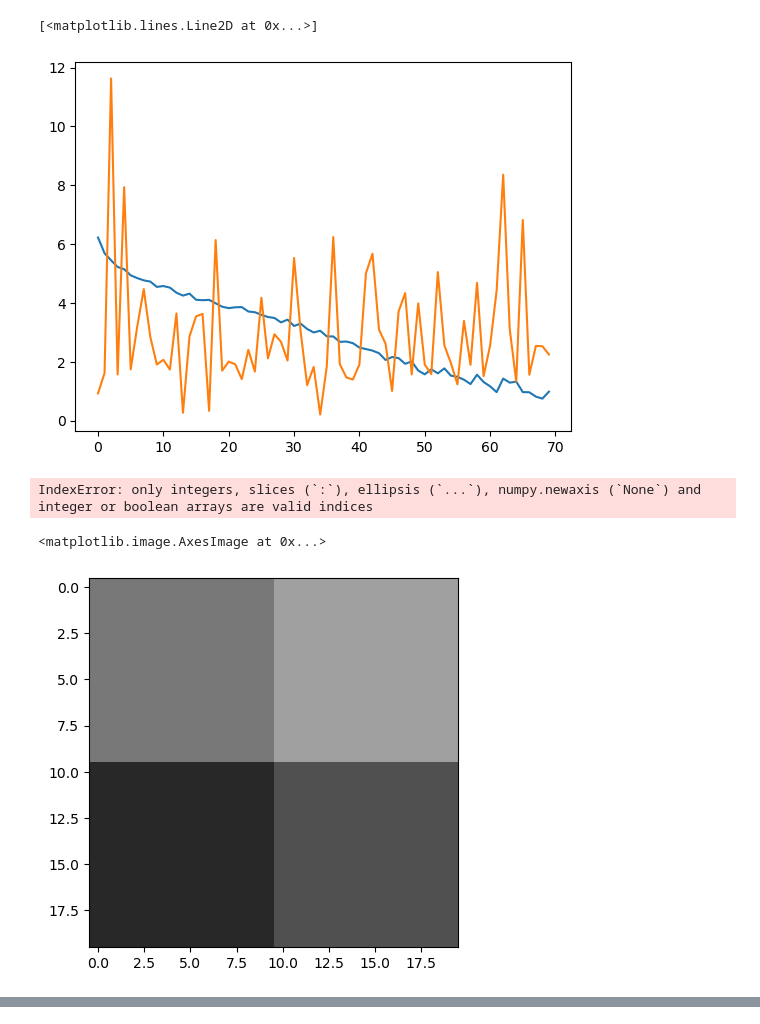
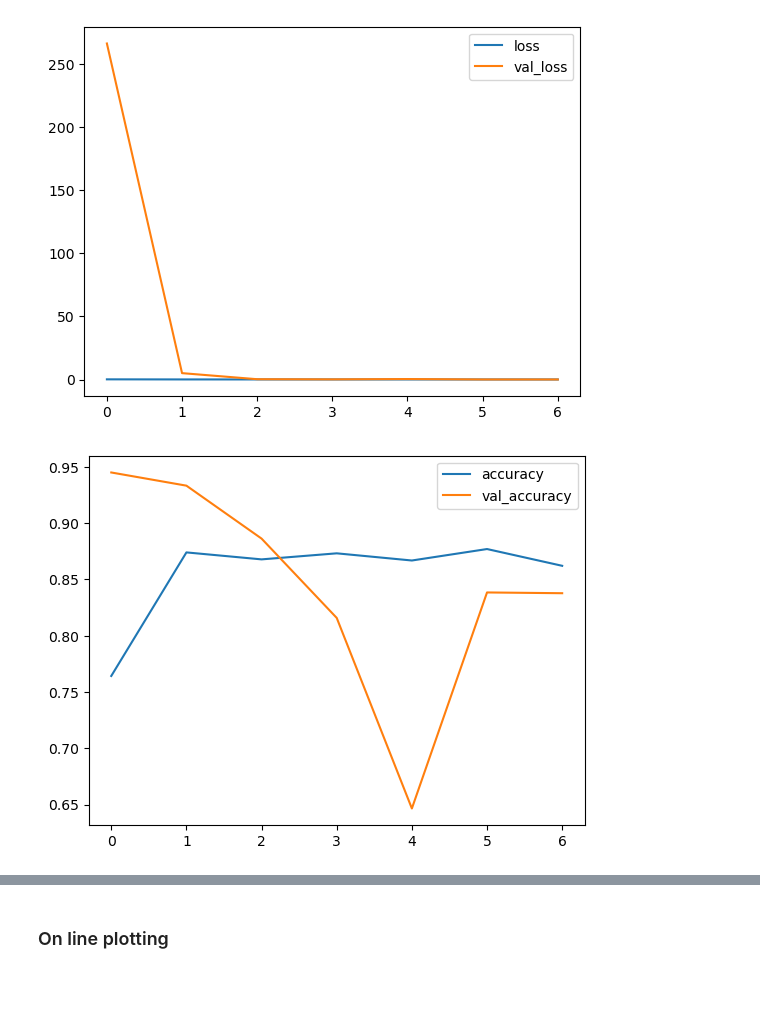
Before and after one commit to thomas7619/landslide, a Jupyter notebook: neural_net.ipynb, the cells around one changed output, grey strips where cells are left out. Cells and saved outputs as stored; diff of their text form; code cells hidden in the pictures; blank space fills up the shorter version.

```diff
--- a/neural_net.ipynb
+++ b/neural_net.ipynb
@@ -573,0 +81,13 @@ plot_model(model, to_file='fusion.png', show_shapes=True, show_layer_names=True)
+# %%
+names = list(hist)
+pas= len(names)//2
+for i in range(0,pas):
+    plt.figure()
+    plt.plot(hist[names[i]])
+    plt.plot(hist[names[i+pas]])
+    i_min_ax2=np.argmin(hist[names[i+pas]])
+    i_max_ax2=np.argmax(hist[names[i+pas]])
+    vmin=hist[names[i+pas]][i_min_ax2]
+    vmax=hist[names[i+pas]][i_max_ax2]
+    axe2='%s -- min = %.5f (epo %d), max = %.5f (epo %d)'%(names[i+pas],vmin,i_min_ax2+1,vmax,i_max_ax2+1)
+    plt.legend([names[i],axe2])
@@ -574,2 +99,5 @@ plot_model(model, to_file='fusion.png', show_shapes=True, show_layer_names=True)
 # %%
-hist=np.load('./raw_dataset_gf_16_lr0.001/history.npy',allow_pickle=True).item()
+#hist=np.load('./constant_vgg_sum_myloss_pret/history.npy',allow_pickle=True).item()
+print('saved keys')
+for key in hist.keys():
+    print(key)
@@ -596,10 +113,0 @@ hist
-# %%
-plt.plot(hist['loss'])
-plt.plot(hist['val_loss'])
-# %% [output]
-[<matplotlib.lines.Line2D at 0x...>]
-[figure, removed]
-# %%
-hist['loss']
-# %% [output]
-IndexError: only integers, slices (`:`), ellipsis (`...`), numpy.newaxis (`None`) and integer or boolean arrays are valid indices
@@ -620,5 +114,12 @@ imc=np.concatenate((imc1,imc2),axis=0)
-# %%
-plt.imshow(np.uint8(imc*40))
-# %% [output]
-<matplotlib.image.AxesImage at 0x...>
-[figure, removed]
+# %%
+names = list(hist)
+pas= len(names)//2
+delais=7
+for i in range(0,pas):
+    plt.figure()
+    plt.plot(hist[names[i]][0:delais])
+    plt.plot(hist[names[i+pas]][0:delais])
+    plt.legend([names[i],names[i+pas]])
+# %% [output]
+[figure, added]
+[figure, added]
@@ -624,0 +128,2 @@ plt.imshow(np.uint8(imc*40))
+# %% [markdown]
+### On line plotting
```
Also changed, not shown: parts of 28 cells of this notebook, 3 other files.
